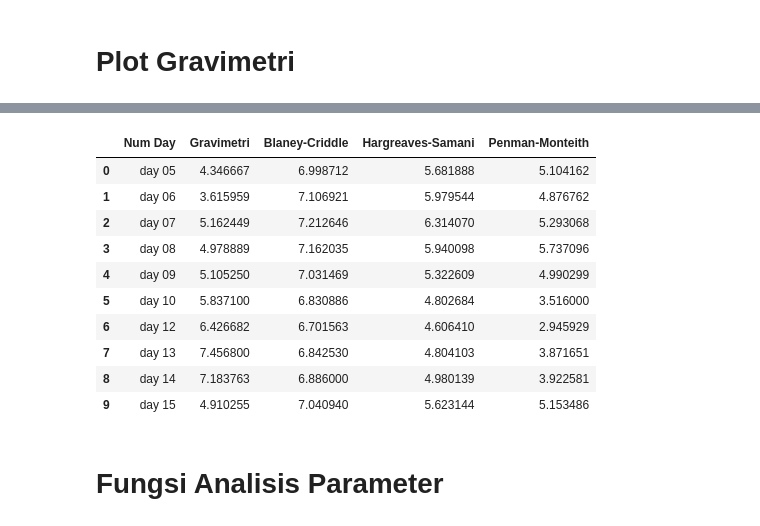
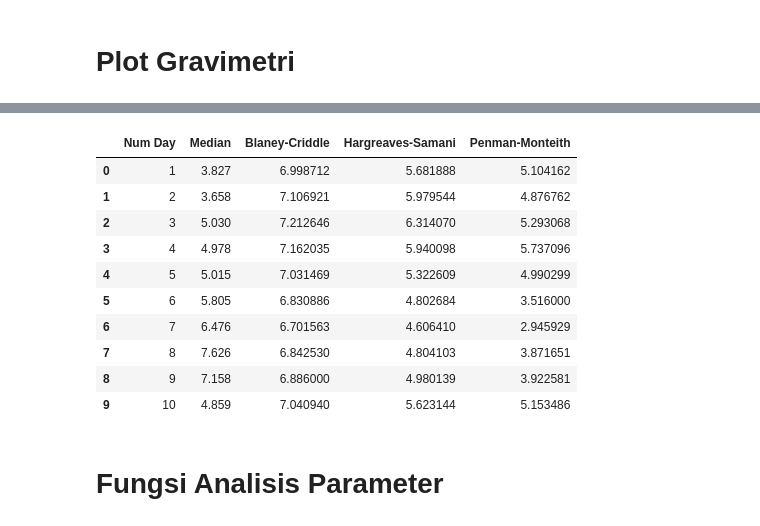
Before and after one commit to rafiachmadfr/Evapotranspiration-Analysis, a Jupyter notebook: 03. Data Analysis.ipynb, the cells around one changed output, grey strips where cells are left out. Drawn from its saved outputs; the diff is of its cells as text; code cells hidden in the pictures.

```diff
--- a/03. Data Analysis.ipynb
+++ b/03. Data Analysis.ipynb
@@ -15,0 +18,30 @@ df_pm = pd.read_csv('hasil/Estimasi ET Penman-Monteith.csv')
+# %%
+df_gravimetri.set_index('Num Day', inplace=True)
+
+# Plot heatmaps
+fig, axes = plt.subplots(4, 3, figsize=(15, 12))  # 4x3 grid
+axes = axes.flatten()
+
+for i, (day, data) in enumerate(df_gravimetri.iterrows()):
+    # Reshape data untuk heatmap
+    day_data = data.values.reshape(4, 6)  # Reshape ke (4x6)
+
+    # Plot heatmap
+    sns.heatmap(
+        day_data, annot=True, fmt=".2f", cmap="YlGnBu",
+        xticklabels=[], yticklabels=[], ax=axes[i]
+    )
+    axes[i].set_title(f"Hari ke-{i+1}")
+
+    # Tambahkan label X (A-F) dan Y (1-4)
+    for col in range(6):
+        axes[i].text(col + 0.5, 4.3, f"{chr(65 + col)}", ha="center", va="center", fontsize=12)
+    for row in range(4):
+        axes[i].text(-0.2, row + 0.5, f"{row + 1}", ha="center", va="center", fontsize=12)
+
+# Hilangkan subplot kosong jika jumlah hari kurang dari 12
+for j in range(i + 1, len(axes)):
+    fig.delaxes(axes[j])
+
+plt.tight_layout()
+plt.show()
@@ -41,0 +77,7 @@ df_gravimetri.head()
+# %%
+df_gravimetri_analisis = df_gravimetri[['Average_ET', 'STD_ET', 'IQR_ET', 'Median_ET']].copy()
+df_gravimetri_analisis.rename(columns={'Average_ET': 'Rata-rata', 'STD_ET': 'STDEV', 'IQR_ET': 'IQR', 'Median_ET': 'Median'}, inplace=True)
+df_gravimetri_analisis.index = range(1, len(df_gravimetri) + 1)
+df_gravimetri_analisis.index.name = 'Num Day'
+df_gravimetri_analisis = df_gravimetri_analisis.round(3)
+df_gravimetri_analisis.head()
@@ -86,26 +163,29 @@ plt.show()
 # %%
-# Menggabungkan kolom Median_ET dari df_gravimetri dan kolom ET Total dari df_bc, df_hs, dan df_pm
+# Reset index to make 'Num Day' a column again in df_gravimetri_analisis
+df_gravimetri_analisis_reset = df_gravimetri_analisis.reset_index()
+
+# Menggabungkan kolom Median_ET dari df_gravimetri_analisis_reset dan kolom ET Total dari df_bc, df_hs, dan df_pm
 df_analisis_parameter = pd.concat([
-  df_gravimetri[['Num Day', 'Median_ET']],
+  df_gravimetri_analisis_reset[['Num Day', 'Median']],
   df_bc[['ET Total']].rename(columns={'ET Total': 'Blaney-Criddle'}),
   df_hs[['ET Total']].rename(columns={'ET Total': 'Hargreaves-Samani'}),
   df_pm[['ET Total']].rename(columns={'ET Total': 'Penman-Monteith'})
 ], axis=1)
 df_analisis_parameter.rename(columns={'Median_ET': 'Gravimetri'}, inplace=True)
 # Menampilkan hasil
 df_analisis_parameter.head(10)
 # %% [output]
-|  | Num Day | Gravimetri | Blaney-Criddle | Hargreaves-Samani | Penman-Monteith |
-| 0 | day 05 | 4.346667 | 6.998712 | 5.681888 | 5.104162 |
-| 1 | day 06 | 3.615959 | 7.106921 | 5.979544 | 4.876762 |
-| 2 | day 07 | 5.162449 | 7.212646 | 6.314070 | 5.293068 |
-| 3 | day 08 | 4.978889 | 7.162035 | 5.940098 | 5.737096 |
-| 4 | day 09 | 5.105250 | 7.031469 | 5.322609 | 4.990299 |
-| 5 | day 10 | 5.837100 | 6.830886 | 4.802684 | 3.516000 |
-| 6 | day 12 | 6.426682 | 6.701563 | 4.606410 | 2.945929 |
-| 7 | day 13 | 7.456800 | 6.842530 | 4.804103 | 3.871651 |
-| 8 | day 14 | 7.183763 | 6.886000 | 4.980139 | 3.922581 |
-| 9 | day 15 | 4.910255 | 7.040940 | 5.623144 | 5.153486 |
+|  | Num Day | Median | Blaney-Criddle | Hargreaves-Samani | Penman-Monteith |
+| 0 | 1 | 3.827 | 6.998712 | 5.681888 | 5.104162 |
+| 1 | 2 | 3.658 | 7.106921 | 5.979544 | 4.876762 |
+| 2 | 3 | 5.030 | 7.212646 | 6.314070 | 5.293068 |
+| 3 | 4 | 4.978 | 7.162035 | 5.940098 | 5.737096 |
+| 4 | 5 | 5.015 | 7.031469 | 5.322609 | 4.990299 |
+| 5 | 6 | 5.805 | 6.830886 | 4.802684 | 3.516000 |
+| 6 | 7 | 6.476 | 6.701563 | 4.606410 | 2.945929 |
+| 7 | 8 | 7.626 | 6.842530 | 4.804103 | 3.871651 |
+| 8 | 9 | 7.158 | 6.886000 | 4.980139 | 3.922581 |
+| 9 | 10 | 4.859 | 7.040940 | 5.623144 | 5.153486 |
 # %% [markdown]
 # Fungsi Analisis Parameter
 # %%
```
Also changed, not shown: parts of 8 cells of this notebook, 2 other files.
